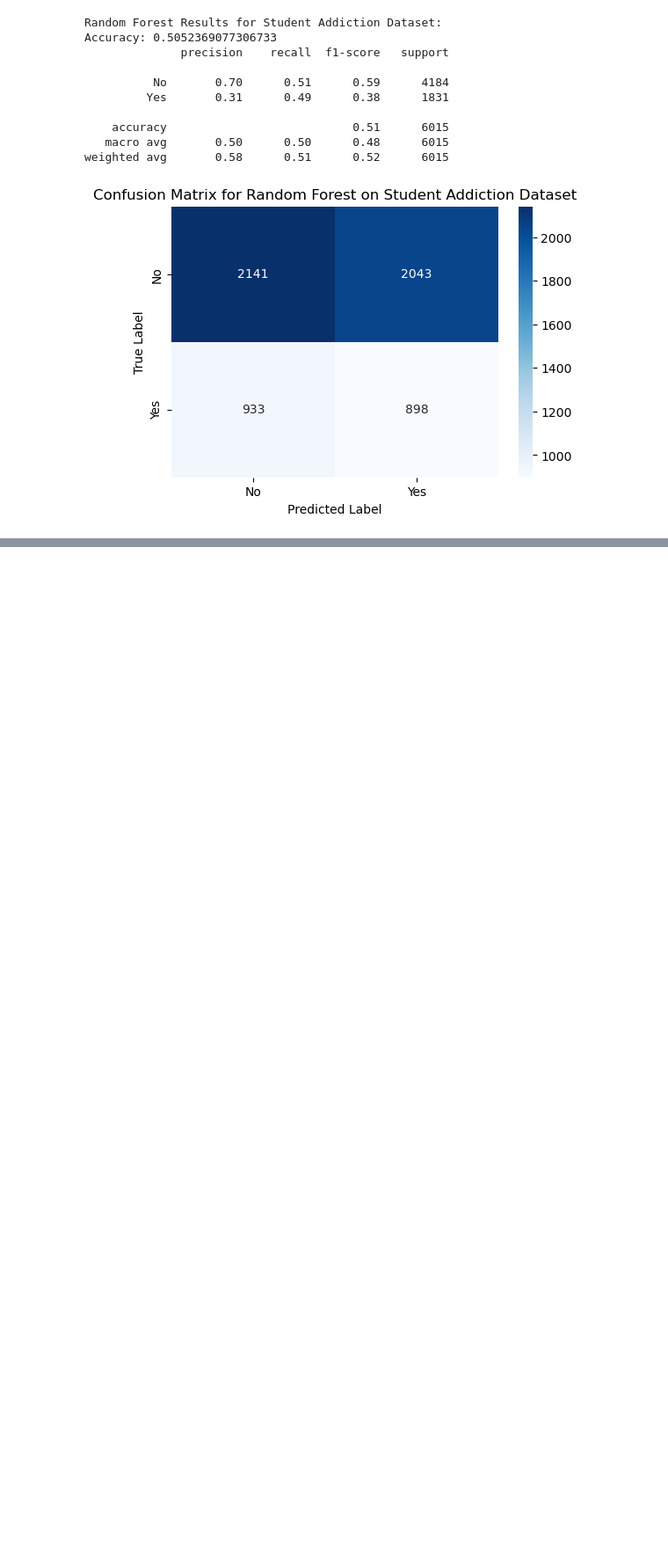
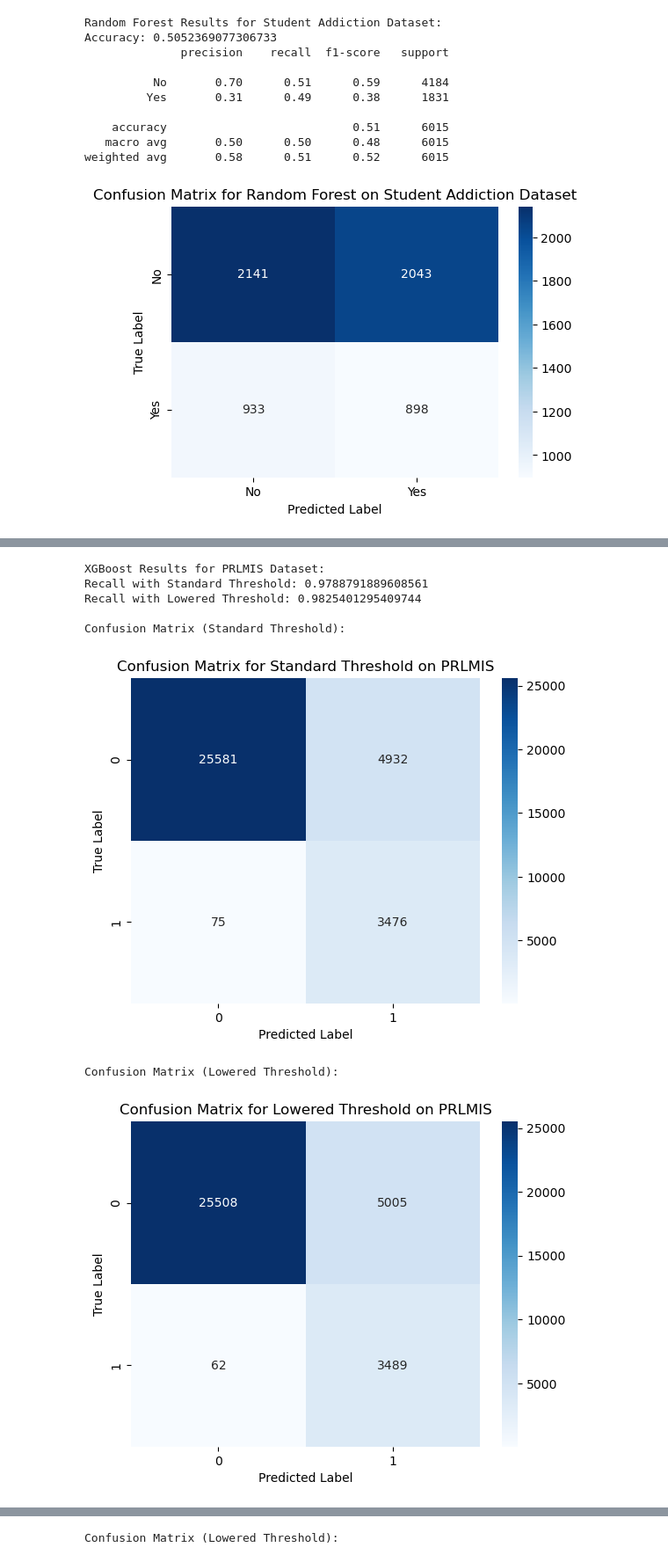
Before and after one commit to nealiyer88/Opioid_Abuse, a Jupyter notebook: opioid_abuse.ipynb, the cells around one changed output, grey strips where cells are left out. Shown: that part at 88% size. Drawn from its saved outputs; the diff is of its cells as text; code cells hidden in the pictures; blank space fills up the shorter version.

```diff
--- a/opioid_abuse.ipynb
+++ b/opioid_abuse.ipynb
@@ -638,0 +776,55 @@ weighted avg       0.58      0.51      0.52      6015
+# %%
+
+
+def train_xgboost_for_recall(X_train, X_test, y_train, y_test, dataset_name):
+    # Initialize XGBoost model with settings to enhance recall
+    model = XGBClassifier(random_state=42, scale_pos_weight= 1.5)  # `scale_pos_weight` balances the "at risk" class
+
+    # Train the model
+    model.fit(X_train, y_train)
+
+    # Evaluate the model
+    y_pred = model.predict(X_test)
+    y_pred_proba = model.predict_proba(X_test)[:, 1]
+
+    # Adjust probability threshold if needed (e.g., 0.4)
+    y_pred_threshold = (y_pred_proba >= 0.45).astype(int)
+
+    print(f"\nXGBoost Results for {dataset_name} Dataset:")
+    print("Recall with Standard Threshold:", recall_score(y_test, y_pred))
+    print("Recall with Lowered Threshold:", recall_score(y_test, y_pred_threshold))
+
+    # Confusion Matrix for each threshold
+    print("\nConfusion Matrix (Standard Threshold):")
+    sns.heatmap(confusion_matrix(y_test, y_pred), annot=True, fmt="d", cmap="Blues")
+    plt.title(f"Confusion Matrix for Standard Threshold on {dataset_name}")
+    plt.xlabel("Predicted Label")
+    plt.ylabel("True Label")
+    plt.show()
+
+    print("\nConfusion Matrix (Lowered Threshold):")
+    sns.heatmap(confusion_matrix(y_test, y_pred_threshold), annot=True, fmt="d", cmap="Blues")
+    plt.title(f"Confusion Matrix for Lowered Threshold on {dataset_name}")
+    plt.xlabel("Predicted Label")
+    plt.ylabel("True Label")
+    plt.show()
+
+    # Print full classification report for both standard and lowered thresholds
+    print("\nClassification Report (Standard Threshold):")
+    print(classification_report(y_test, y_pred, target_names=["No", "Yes"]))
+
+    print("\nClassification Report (Lowered Threshold):")
+    print(classification_report(y_test, y_pred_threshold, target_names=["No", "Yes"]))
+
+# Apply to both datasets
+train_xgboost_for_recall(X_train_prlmis_res, X_test_prlmis, y_train_prlmis_res, y_test_prlmis, "PRLMIS")
+train_xgboost_for_recall(X_train_student_res, X_test_student, y_train_student_res, y_test_student, "Student Addiction")
+# %% [output]
+XGBoost Results for PRLMIS Dataset:
+Recall with Standard Threshold: 0.9788791889608561
+Recall with Lowered Threshold: 0.9825401295409744
+
+Confusion Matrix (Standard Threshold):
+[figure, added]
+Confusion Matrix (Lowered Threshold):
+[figure, added]
@@ -638,0 +849 @@ weighted avg       0.58      0.51      0.52      6015
+Confusion Matrix (Lowered Threshold):
```
Also changed, not shown: parts of 6 cells of this notebook.
